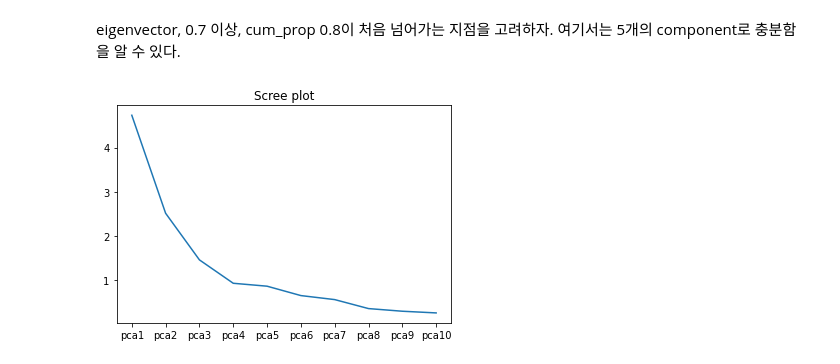
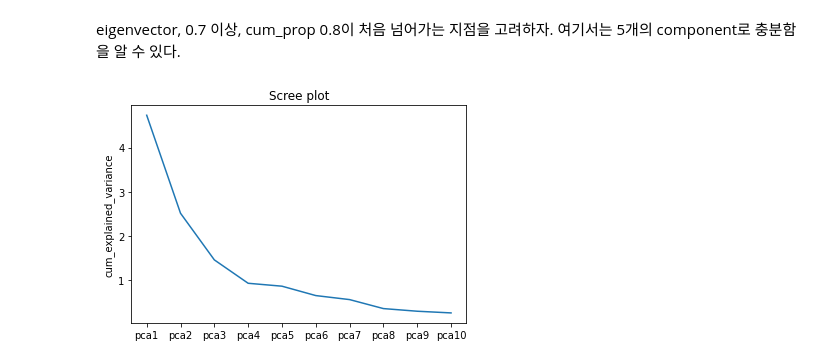
Before and after one commit to SeongwonTak/TIL_swtak, a Jupyter notebook: DataScience/2022_TIL/0217_PCA_components_decision.ipynb, the cells around one changed output. Cells and saved outputs as stored; diff of their text form; code cells hidden in the pictures.

```diff
--- a/DataScience/2022_TIL/0217_PCA_components_decision.ipynb
+++ b/DataScience/2022_TIL/0217_PCA_components_decision.ipynb
@@ -100,7 +100,7 @@ eigenvector, 0.7 이상,  cum_prop 0.8이 처음 넘어가는 지점을 고려
 # %%
 plt.plot(pca_choose_result.eigenvector)
 plt.title('Scree plot')
-plt.ylabel('cum_explained')
+plt.ylabel('cum_explained_variance')
 plt.show()
 # %% [output]
-[figure, old version]
+[figure, new version]
```
Also changed, not shown: 1 other file.
